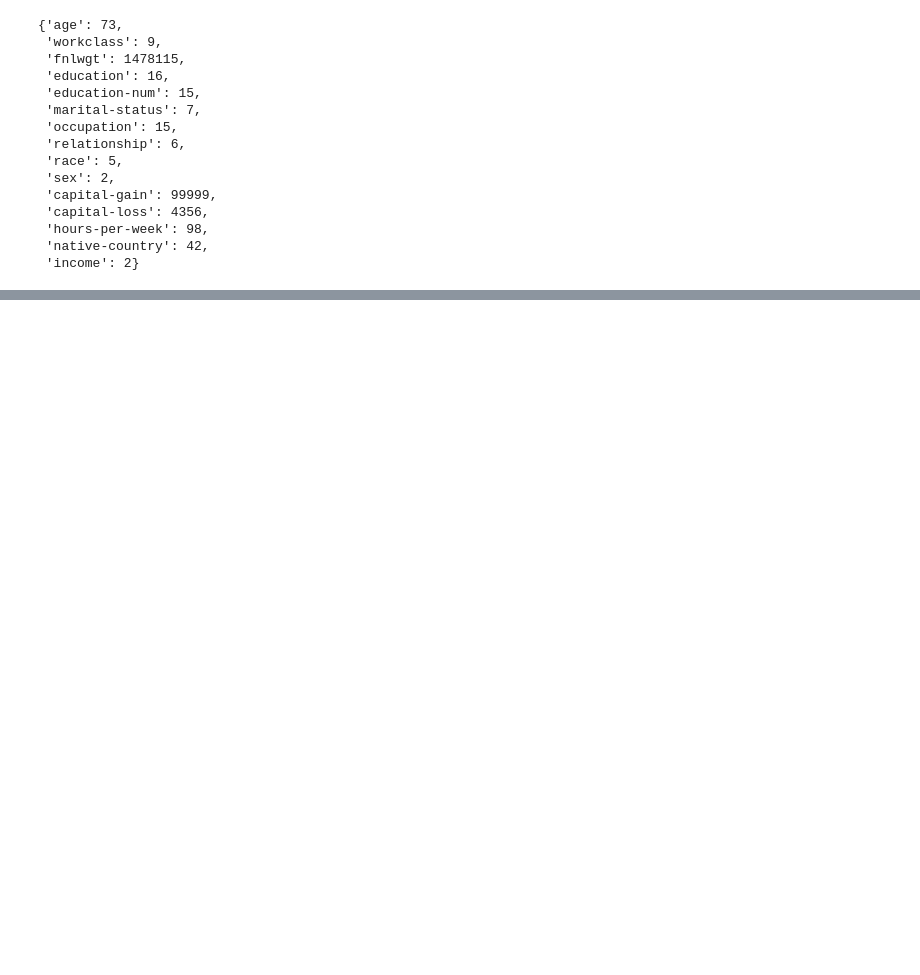
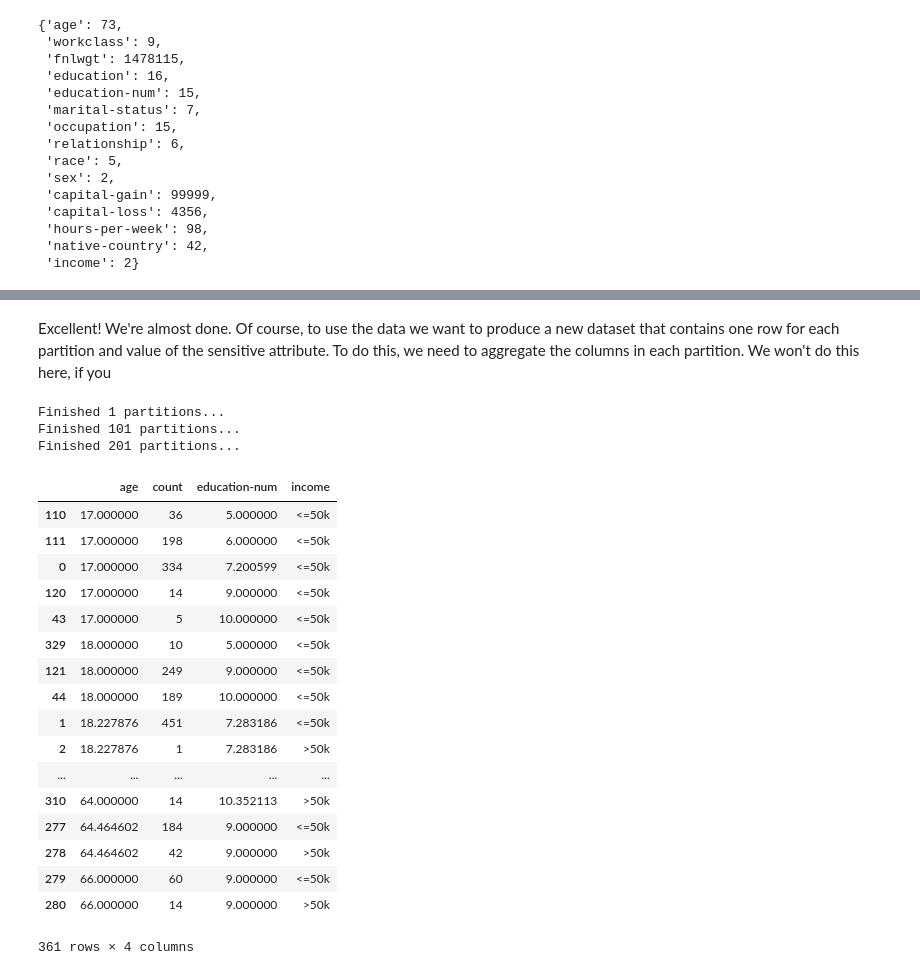
Before and after one commit to kiprotect/data-privacy-for-data-scientists, a Jupyter notebook: notebooks/02 - k Anonymity.ipynb, the cells around one changed output, grey strips where cells are left out. Saved outputs shown, nothing was run; the diff lists cells and outputs as text; code cells hidden in the pictures; blank space fills up the shorter version.

```diff
--- a/notebooks/02 - k Anonymity.ipynb
+++ b/notebooks/02 - k Anonymity.ipynb
@@ -274,0 +291,62 @@ Text(0,0.5,'fnlwgt')
+# %% [markdown]
+Excellent! We're almost done. Of course, to use the data we want to produce a new dataset that contains one row for each partition and value of the sensitive attribute. To do this, we need to aggregate the columns in each partition. We won't do this here, if you
+# %%
+def agg_categorical_column(series):
+    return [','.join(set(series))]
+
+def agg_numerical_column(series):
+    return [series.mean()]
+# %%
+def build_anonymized_dataset(df, partitions, feature_columns, sensitive_column, max=None):
+    aggregations = {}
+    for column in feature_columns:
+        if column in categorical:
+            aggregations[column] = agg_categorical_column
+        else:
+            aggregations[column] = agg_numerical_column
+    rows = []
+    for i, partition in enumerate(partitions):
+        if i % 100 == 1:
+            print("Finished {} partitions...".format(i))
+        if max is not None and i > max:
+            break
+        grouped_columns = df.loc[partition].agg(aggregations, squeeze=False)
+        sensitive_counts = df.loc[partition].groupby(sensitive_column).agg({sensitive_column : 'count'})
+        values = grouped_columns.iloc[0].to_dict()
+        for sensitive_value, count in sensitive_counts[sensitive_column].items():
+            if count == 0:
+                continue
+            values.update({
+                sensitive_column : sensitive_value,
+                'count' : count,
+
+            })
+            rows.append(values.copy())
+    return pd.DataFrame(rows)
+# %%
+dfn = build_anonymized_dataset(df, finished_partitions, feature_columns, sensitive_column, max=200)
+# %% [output]
+Finished 1 partitions...
+Finished 101 partitions...
+Finished 201 partitions...
+# %%
+dfn.sort_values(feature_columns+[sensitive_column])
+# %% [output]
+|  | age | count | education-num | income |
+| 110 | 17.000000 | 36 | 5.000000 | <=50k |
+| 111 | 17.000000 | 198 | 6.000000 | <=50k |
+| 0 | 17.000000 | 334 | 7.200599 | <=50k |
+| 120 | 17.000000 | 14 | 9.000000 | <=50k |
+| 43 | 17.000000 | 5 | 10.000000 | <=50k |
+| 329 | 18.000000 | 10 | 5.000000 | <=50k |
+| 121 | 18.000000 | 249 | 9.000000 | <=50k |
+| 44 | 18.000000 | 189 | 10.000000 | <=50k |
+| 1 | 18.227876 | 451 | 7.283186 | <=50k |
+| 2 | 18.227876 | 1 | 7.283186 | >50k |
+| ... | ... | ... | ... | ... |
+| 310 | 64.000000 | 14 | 10.352113 | >50k |
+| 277 | 64.464602 | 184 | 9.000000 | <=50k |
+| 278 | 64.464602 | 42 | 9.000000 | >50k |
+| 279 | 66.000000 | 60 | 9.000000 | <=50k |
+| 280 | 66.000000 | 14 | 9.000000 | >50k |
+361 rows × 4 columns
```
Also changed, not shown: parts of 31 cells of this notebook, 1 other file.
